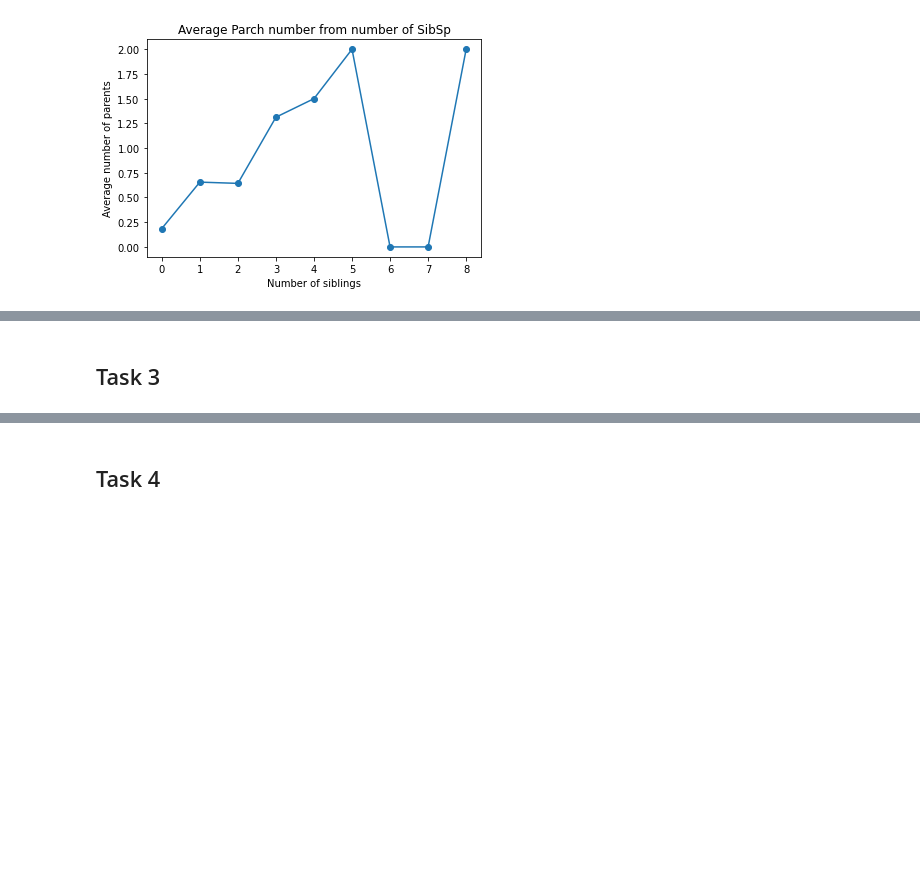
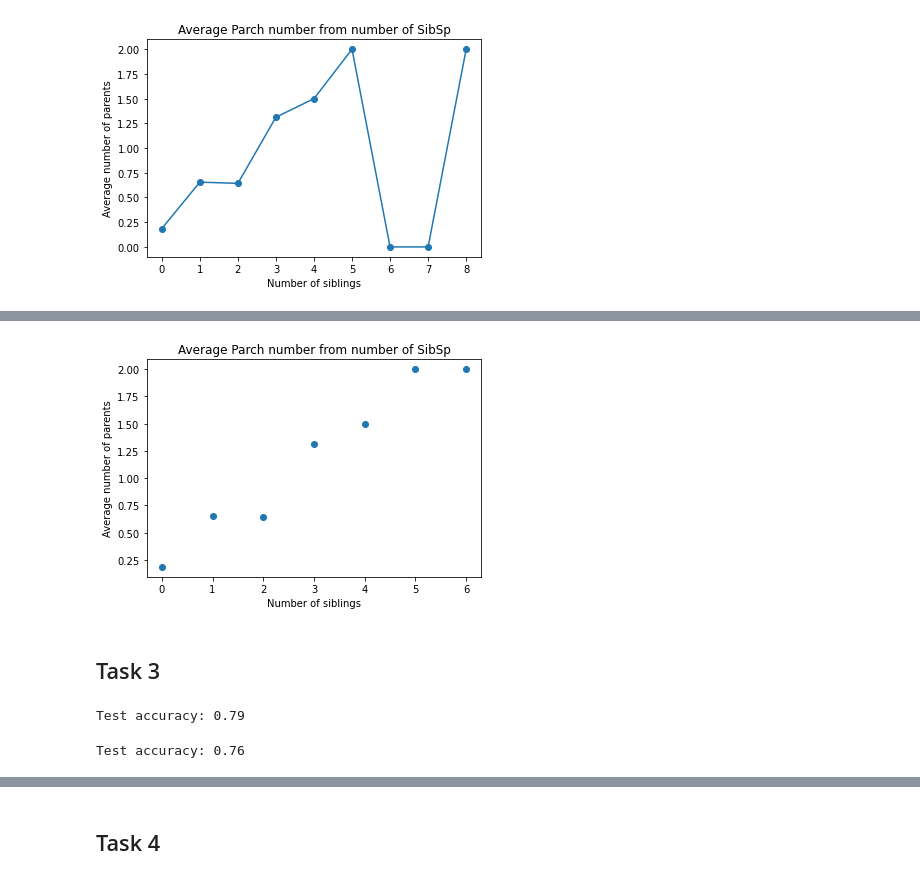
Before and after one commit to Kiarendil/ML_FIAN2020_hometasks, a Jupyter notebook: MLatFIAN2020_seminar01_homework.ipynb, the cells around one changed output, grey strips where cells are left out. Cells and saved outputs as stored; diff of their text form; code cells hidden in the pictures; blank space fills up the shorter version.

```diff
--- a/MLatFIAN2020_seminar01_homework.ipynb
+++ b/MLatFIAN2020_seminar01_homework.ipynb
@@ -112,3 +120,6 @@ plt.ylabel("Average number of parents");
 plt.show()
 # %% [output]
 [figure]
+# %%
+g = data.groupby('SibSp').Parch.mean()
+g
@@ -115,27 +136,74 @@ plt.show()
+# %%
+plt.scatter([i for i in range(len(g))], g.values)
+
+plt.title("Average Parch number from number of SibSp")
+plt.xlabel("Number of siblings")
+plt.ylabel("Average number of parents");
+
+plt.show()
+# %% [output]
+[figure, added]
 # %% [markdown]
 ## Task 3
+# %%
+# Build a model with KNeighborsClassifier to get the accuracy of
+# at least 0.75 on the validation part of the dataset
+
+from sklearn.neighbors import KNeighborsClassifier
+from sklearn.metrics import accuracy_score
+from sklearn.pipeline import make_pipeline
+from sklearn.preprocessing import StandardScaler
+
+scaler = StandardScaler()
+
+def feature_selection_and_preprocessing(dataset):
+  features = dataset[["Fare", "SibSp"]].copy()
+  new_f = scaler.fit_transform(features)
+  return features
+
+model = make_pipeline(StandardScaler(), KNeighborsClassifier(n_neighbors=10))
+
+
+# Validation code (do not touch)
+data = pd.read_csv("train.csv", index_col='PassengerId')
+data_train = data.iloc[:-100]
+data_test = data.iloc[-100:]
+
+model.fit(
+    feature_selection_and_preprocessing(
+        data_train.drop('Survived', axis=1)
+    ),
+    data_train['Survived']
+)
+
+test_predictions = model.predict(
+    feature_selection_and_preprocessing(
+        data_test.drop('Survived', axis=1)
+    )
+)
+print("Test accuracy:", accuracy_score(
+    data_test['Survived'],
+    test_predictions
+))
+# %% [output]
+Test accuracy: 0.79
 # %%
 # Build a model with KNeighborsClassifier to get the accuracy of
 # at least 0.75 on the validation part of the dataset
 
-from sklearn.neighbors import KNeighborsClassifier
-from sklearn.metrics import accuracy_score
-
 def feature_selection_and_preprocessing(dataset):
   # <YOUR CODE>
   # E.g.:
-  features = dataset[["Fare", "Parch"]].copy()
-  features["Fare"] /= features["Fare"].mean()
-
-  features['Fare'] *= 1
+  features = dataset[["Fare", "SibSp"]].copy()
+  features -= features.mean()
+  features /= features.std()
   return features
 
 model = KNeighborsClassifier(
-    # <YOUR CODE>
-    # E.g.
-    n_neighbors=1
+#     # <YOUR CODE>
+#     # E.g.
+    n_neighbors=77
 )
-
 
 # Validation code (do not touch)
 data = pd.read_csv("train.csv", index_col='PassengerId')
@@ -154,7 +222,10 @@ test_predictions = model.predict(
         data_test.drop('Survived', axis=1)
     )
 )
-print("Test accuracy:", accuracy_score(
+a = accuracy_score(
     data_test['Survived'],
     test_predictions
-))
+)
+print("Test accuracy:", a)
+# %% [output]
+Test accuracy: 0.76
```
Also changed, not shown: parts of 12 cells of this notebook.
